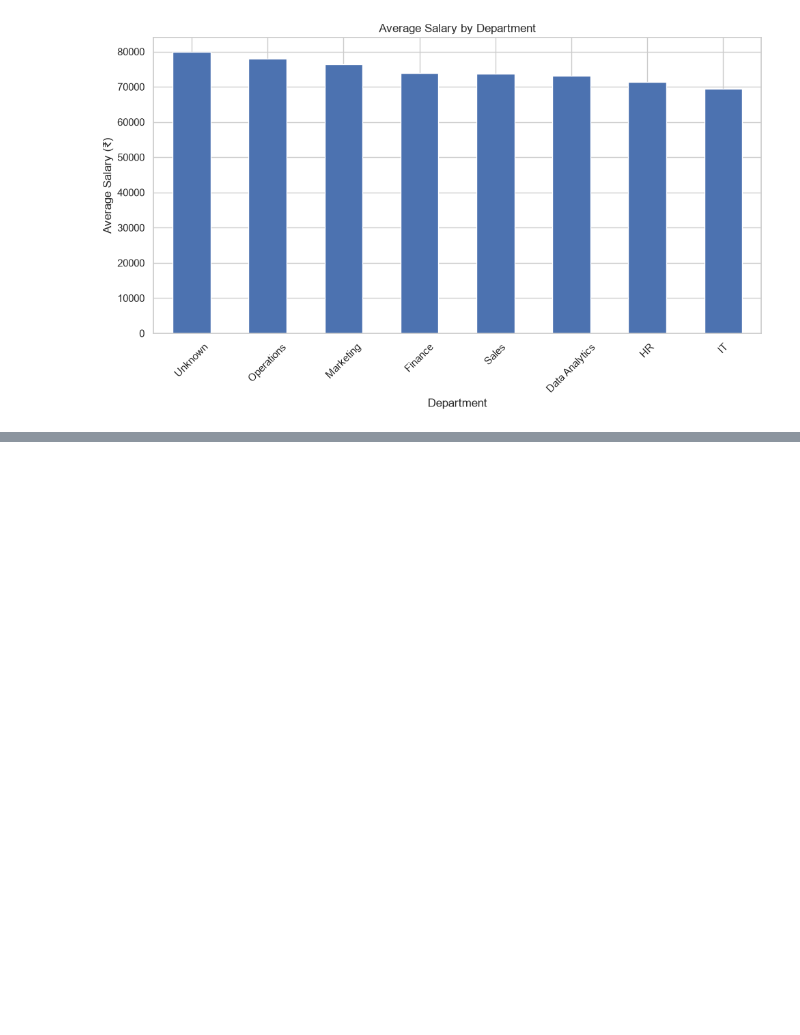
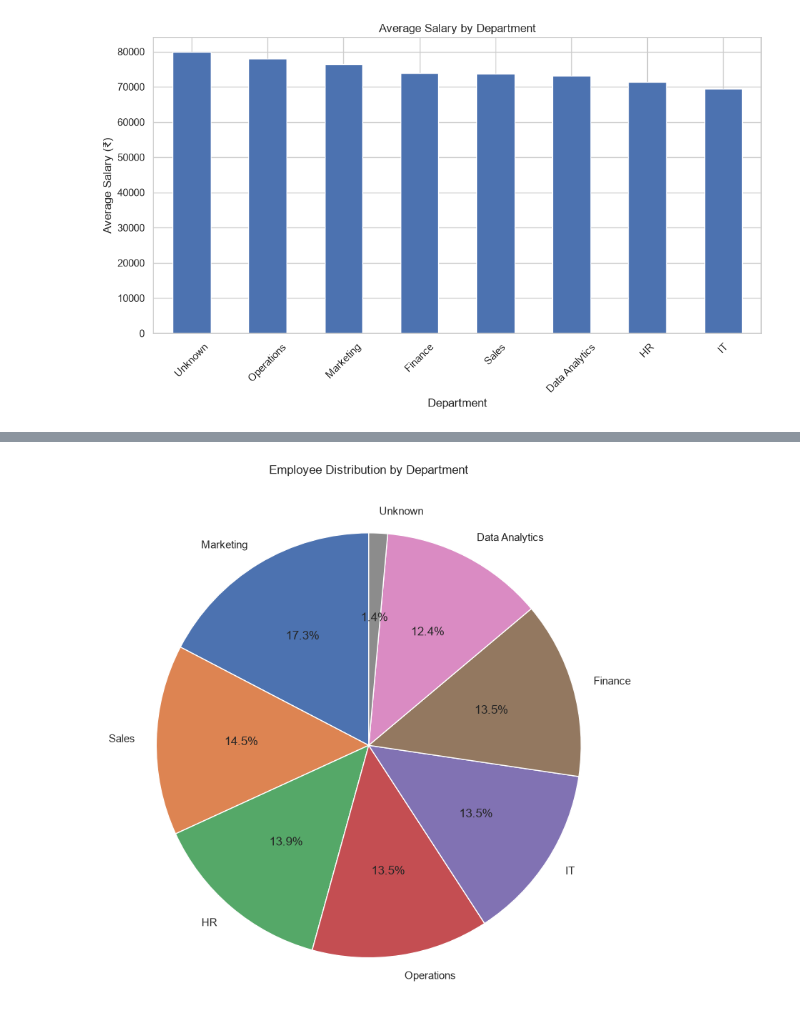
Before and after one commit to NupurDimri/CODSOFT_TASKSNO, a Jupyter notebook: Task 3/Task3_Data_Visualization.ipynb, the cells around one changed output, grey strips where cells are left out. Drawn from its saved outputs; the diff is of its cells as text; code cells hidden in the pictures; blank space fills up the shorter version.

```diff
--- a/Task 3/Task3_Data_Visualization.ipynb
+++ b/Task 3/Task3_Data_Visualization.ipynb
@@ -137,0 +162,18 @@ plt.show()
+# %%
+department_count = df["Department"].value_counts()
+
+plt.figure(figsize=(8, 8))
+
+plt.pie(
+    department_count.values,
+    labels=department_count.index,
+    autopct="%1.1f%%",
+    startangle=90
+)
+
+plt.title("Employee Distribution by Department")
+
+plt.tight_layout()
+plt.show()
+# %% [output]
+[figure, added]
```
Also changed, not shown: parts of 5 cells of this notebook.
